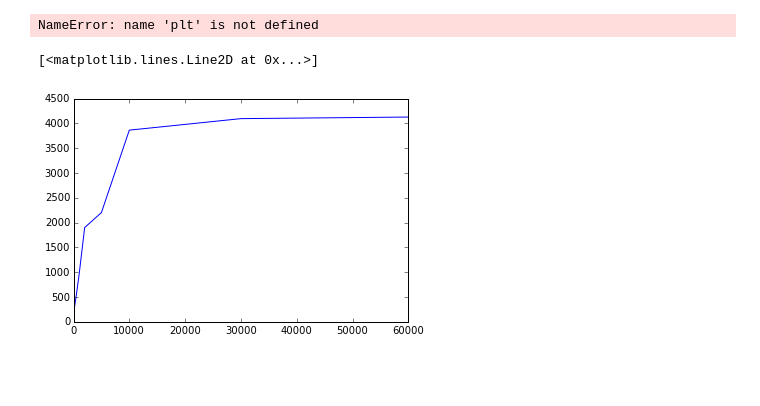
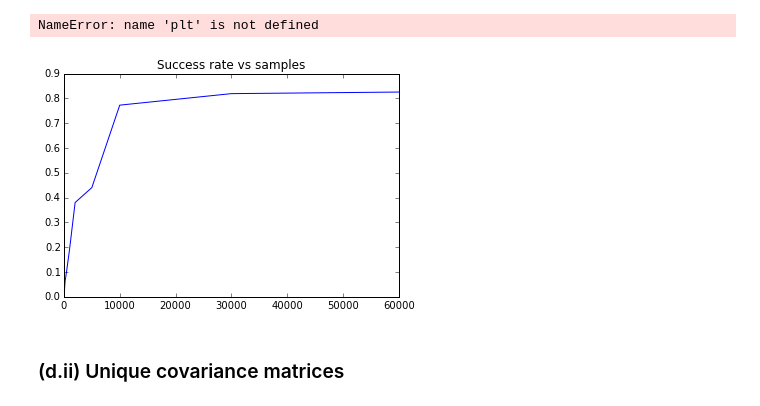
Before and after one commit to akrolsmir/cs189, a Jupyter notebook: hw3/hw3.ipynb, the cells around one changed output. Saved outputs shown, nothing was run; the diff lists cells and outputs as text; code cells hidden in the pictures; blank space fills up the shorter version.

```diff
--- a/hw3/hw3.ipynb
+++ b/hw3/hw3.ipynb
@@ -250,8 +211,12 @@ classifying...
 NameError: name 'plt' is not defined
 # %%
 x = [100, 200, 500, 1000, 2000, 5000, 10000, 30000, 60000]
-y =  [135, 310, 535, 952, 1900, 2202, 3864, 4096, 4128]
-plt.plot(x, y)
+y = [135, 310, 535, 952, 1900, 2202, 3864, 4096, 4128]
+
+plt.plot(x, np.array(y) / 5000)
+plt.title('Success rate vs samples')
+plt.show()
 # %% [output]
-[<matplotlib.lines.Line2D at 0x...>]
-[figure, old version]
+[figure, new version]
+# %% [markdown]
+### (d.ii) Unique covariance matrices
```
Also changed, not shown: parts of 14 cells of this notebook, 1 other file.
